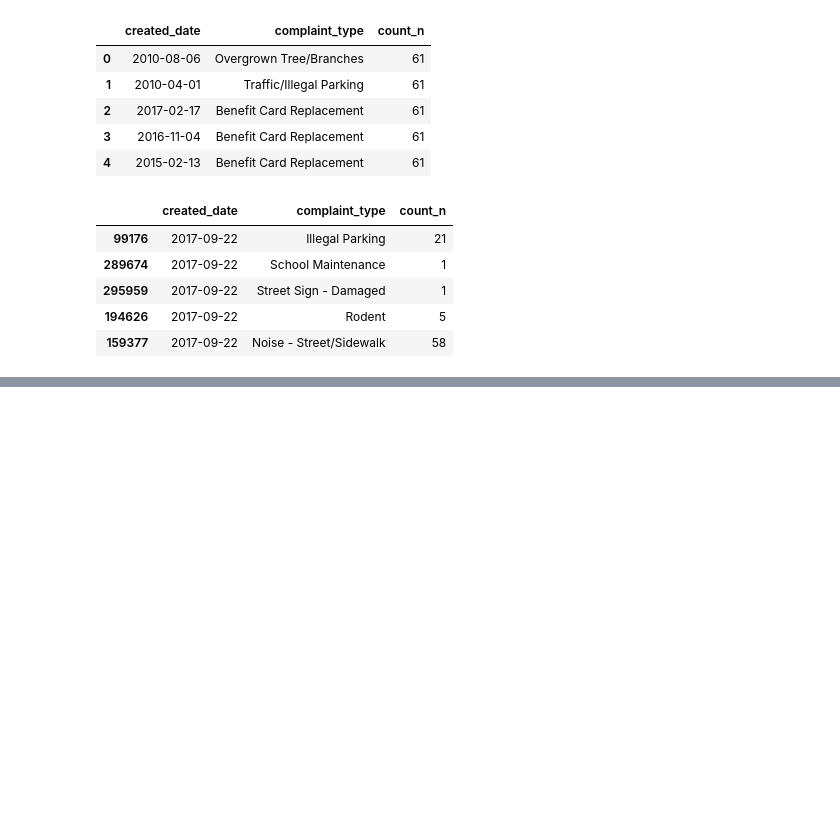
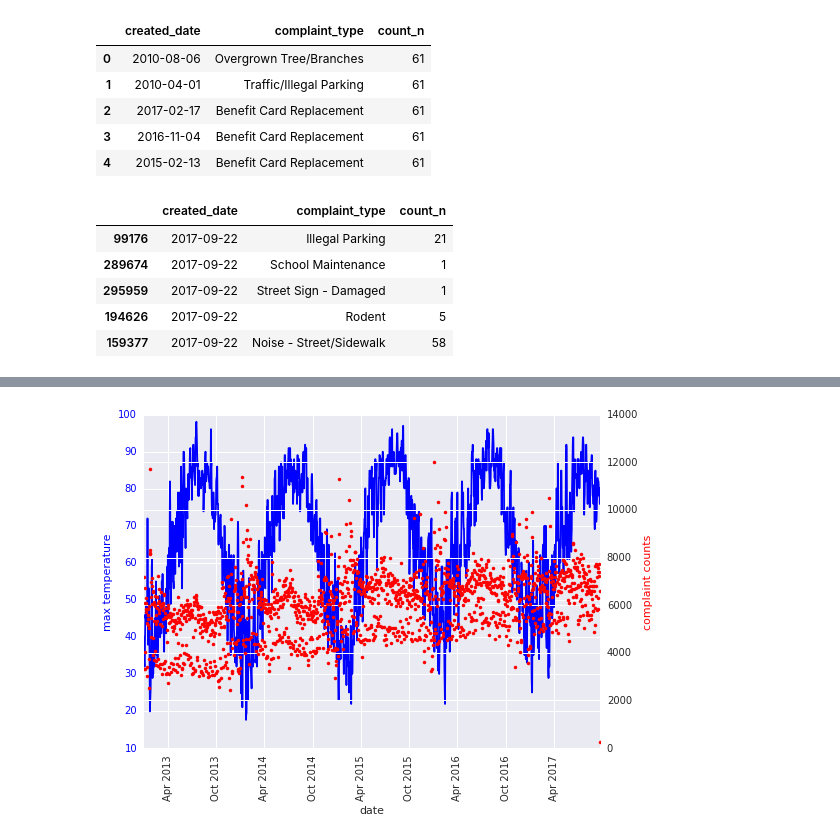
Before and after one commit to stephgline/open_data_challenge, a Jupyter notebook: test_notebook.ipynb, the cells around one changed output, grey strips where cells are left out. Drawn from its saved outputs; the diff is of its cells as text; code cells hidden in the pictures; blank space fills up the shorter version.

```diff
--- a/test_notebook.ipynb
+++ b/test_notebook.ipynb
@@ -73,0 +140,3 @@ dfcounts.sort_values(['created_date'], ascending = 0).head()
+# %%
+#this weather station started in 2013
+dfrecent = dfdaycounts[dfdaycounts['created_date']> pd.to_datetime('2012-12-31')]
@@ -73,0 +152,20 @@ dfcounts.sort_values(['created_date'], ascending = 0).head()
+# %%
+fig, ax1 = plt.subplots(figsize=(8, 6))
+
+ax1.plot(weather['created_date'], weather['max'], 'b-')
+ax1.set_xlabel('date')
+# Make the y-axis label, ticks and tick labels match the line color.
+ax1.set_ylabel('max temperature', color='b')
+ax1.tick_params('y', colors='b')
+plt.xticks(rotation='vertical')
+ax2 = ax1.twinx()
+
+ax2.plot(dfrecent['created_date'], dfrecent['count_n'], 'r.')
+ax2.set_ylabel('complaint counts', color='r')
+ax2.tick_params('max temperature', colors='r')
+
+fig.tight_layout()
+plt.show()
+fig.savefig('counts_and_temp.png', dpi = 300)
+# %% [output]
+[figure, added]
```
Also changed, not shown: parts of 11 cells of this notebook, 1 other file.
